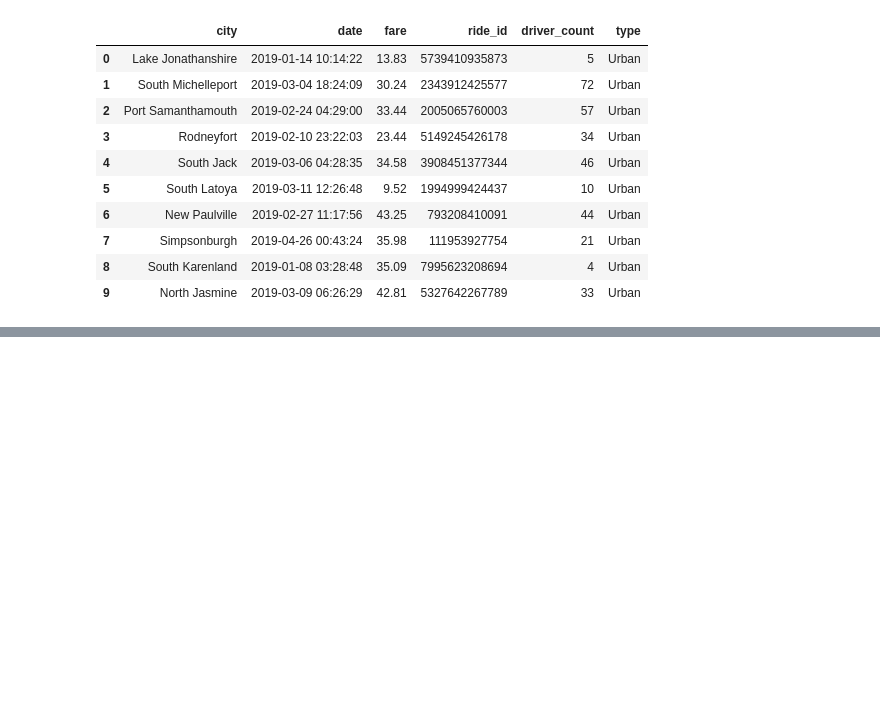
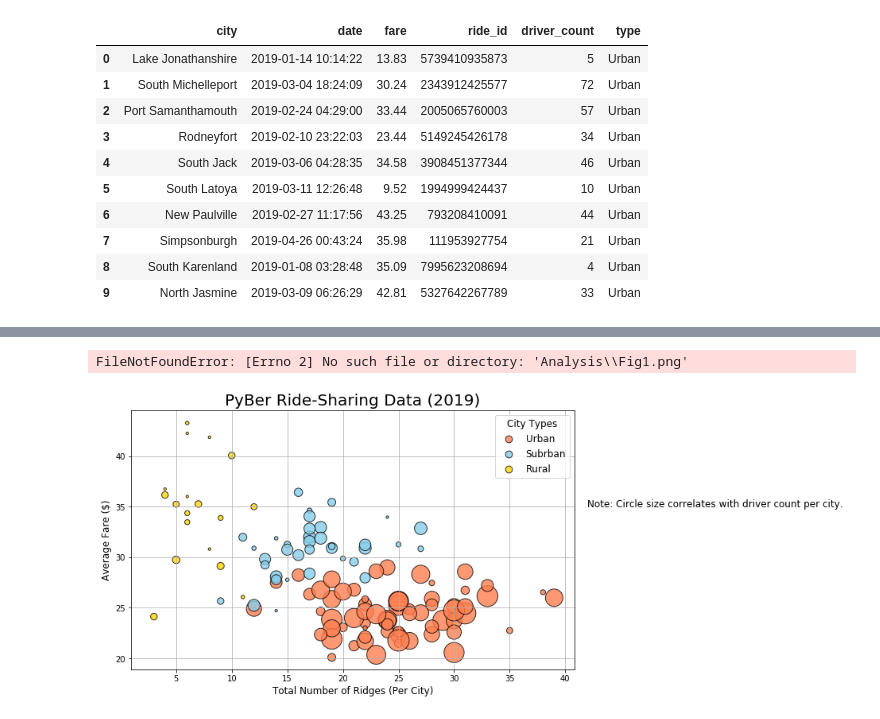
Before and after one commit to tc9993/PyBer-Analysis, a Jupyter notebook: Lessonwork/PyBer.ipynb, the cells around one changed output, grey strips where cells are left out. Cells and saved outputs as stored; diff of their text form; code cells hidden in the pictures; blank space fills up the shorter version.

```diff
--- a/Lessonwork/PyBer.ipynb
+++ b/Lessonwork/PyBer.ipynb
@@ -47,0 +122,59 @@ pyber_data_df.head(10)
+# %%
+# Combine plots
+plt.subplots(figsize = (10, 6))
+
+#Urban
+plt.scatter(urban_ride_count ,
+            urban_avg_fare ,
+            s=[i * 10 for i in urban_driver_count] ,
+            label='Urban' ,
+            color='coral' ,
+            edgecolor='black' ,
+            linewidth = 1,
+            alpha =.8)
+
+# Suburban
+plt.scatter(suburban_ride_count ,
+            suburban_avg_fare ,
+            s=[i * 10 for i in suburban_driver_count] ,
+            label='Subrban' ,
+            color='skyblue' ,
+            edgecolor='black' ,
+            linewidth = 1,
+            alpha =.8)
+
+# Rural
+plt.scatter(rural_ride_count ,
+            rural_avg_fare ,
+            s=[i * 10 for i in rural_driver_count] ,
+            label='Rural' ,
+            color='gold' ,
+            edgecolor='black' ,
+            linewidth = 1,
+            alpha =.8)
+
+# Other graph properties
+plt.title('PyBer Ride-Sharing Data (2019)' , fontsize=20)
+plt.ylabel('Average Fare ($)' , fontsize = 12)
+plt.xlabel('Total Number of Ridges (Per City)' , fontsize = 12)
+plt.grid(True)
+
+
+# Add in legend
+lgnd = plt.legend(fontsize=12 , mode='Expanded' , scatterpoints=1, loc='best' , title='City Types')
+lgnd.legendHandles[0]._sizes = [75]
+lgnd.legendHandles[1]._sizes = [75]
+lgnd.legendHandles[2]._sizes = [75]
+lgnd.get_title().set_fontsize(12)
+
+# Text label about circle size
+plt.text(42, 35 , 'Note: Circle size correlates with driver count per city.' , fontsize=12)
+
+# Save the figure
+plt.savefig('Analysis\Fig1.png')
+
+# Show
+plt.show()
+# %% [output]
+FileNotFoundError: [Errno 2] No such file or directory: 'Analysis\\Fig1.png'
+[figure, added]
```
Also changed, not shown: parts of 7 cells of this notebook, 1 other file.
